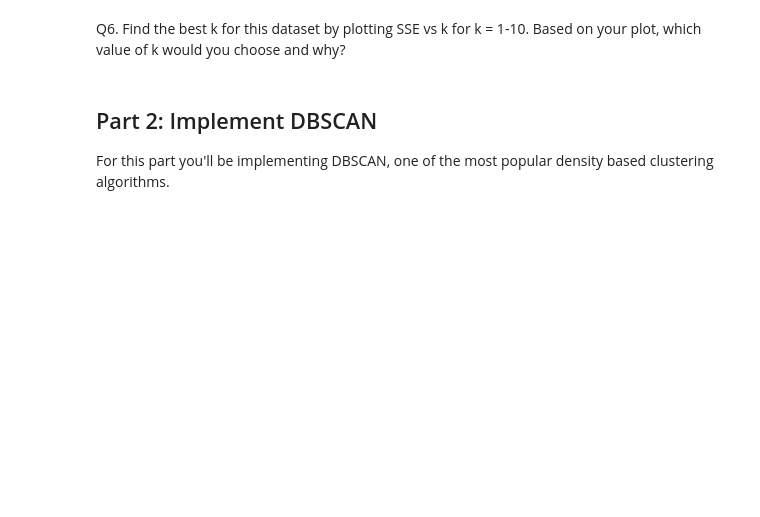
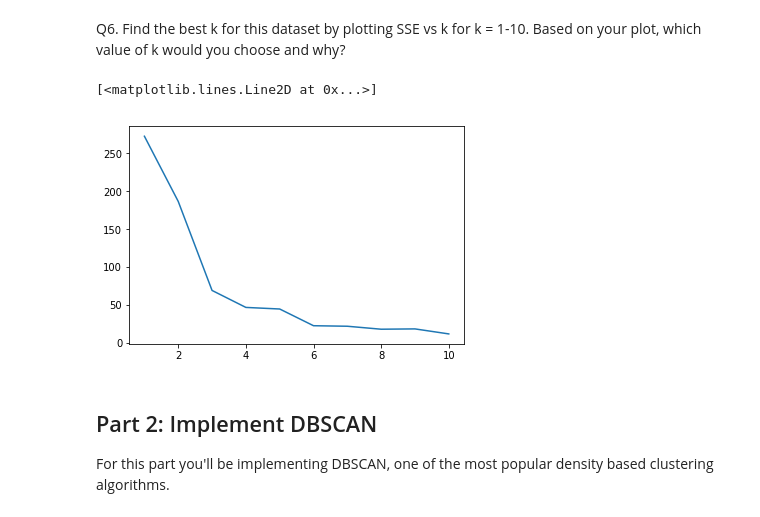
Before and after one commit to Stephen-AI/Data-Mining, a Jupyter notebook: HW4/HW4 - Clustering.ipynb, the cells around one changed output. Cells and saved outputs as stored; diff of their text form; code cells hidden in the pictures; blank space fills up the shorter version.

```diff
--- a/HW4/HW4 - Clustering.ipynb
+++ b/HW4/HW4 - Clustering.ipynb
@@ -64,3 +122,17 @@ Q6. Find the best k for this dataset by plotting SSE vs k for k = 1-10. Based on
+# %%
+# your code goes here
+sse_list = []
+for i in range(1, 11):
+    centroids, clusters = kMeansClustering(data, i)
+    sse = 0
+    for centroid, cluster in zip(centroids, clusters):
+        sse += sum(calc_dist(centroid, cluster_point) for cluster_point in cluster)
+    sse_list.append(sse)
+
+plt.plot(range(1, 11), sse_list)
+# %% [output]
+[<matplotlib.lines.Line2D at 0x...>]
+[figure, added]
 # %% [markdown]
 ## Part 2: Implement DBSCAN
 
```
Also changed, not shown: parts of 15 cells of this notebook.
